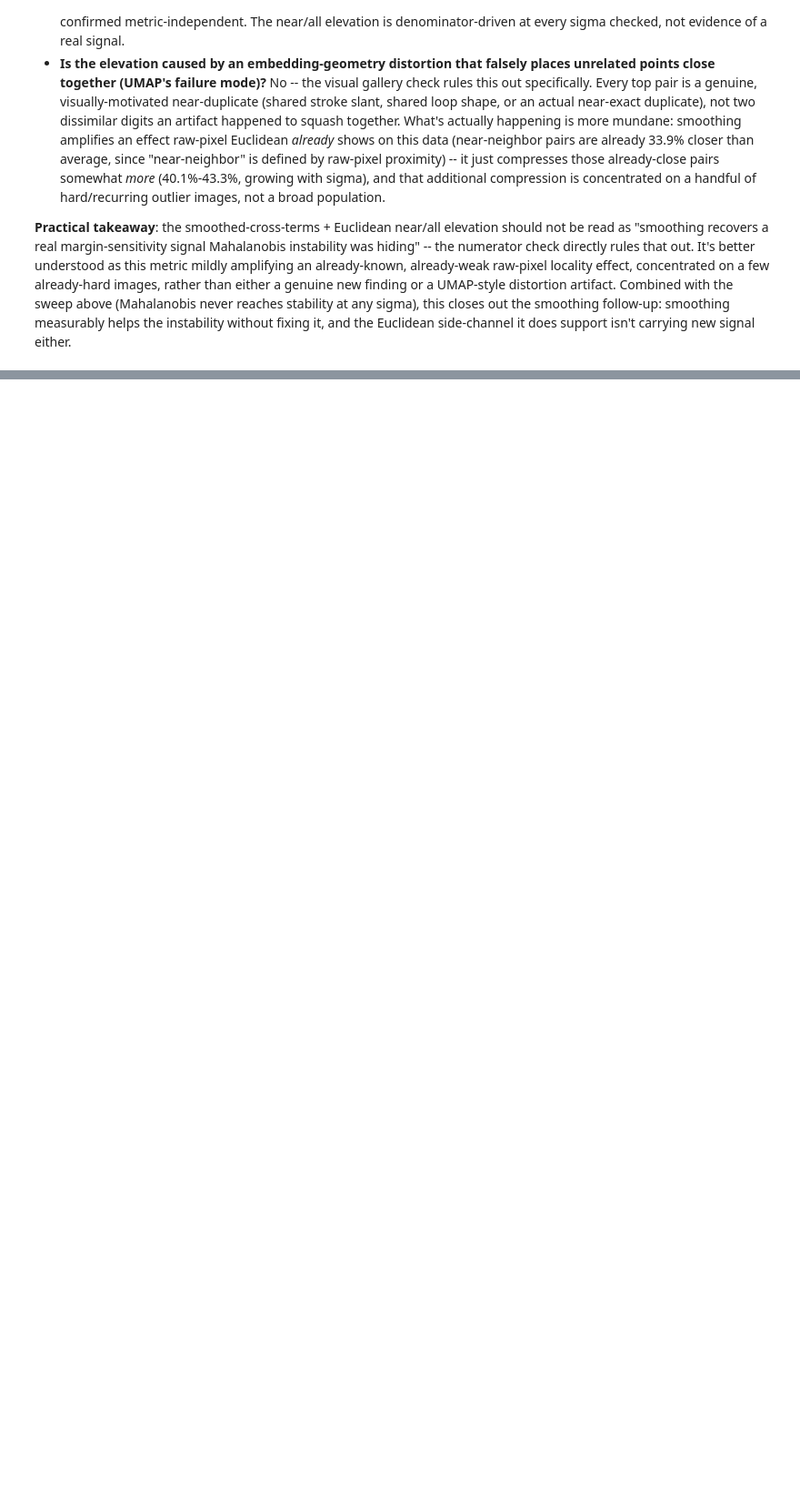
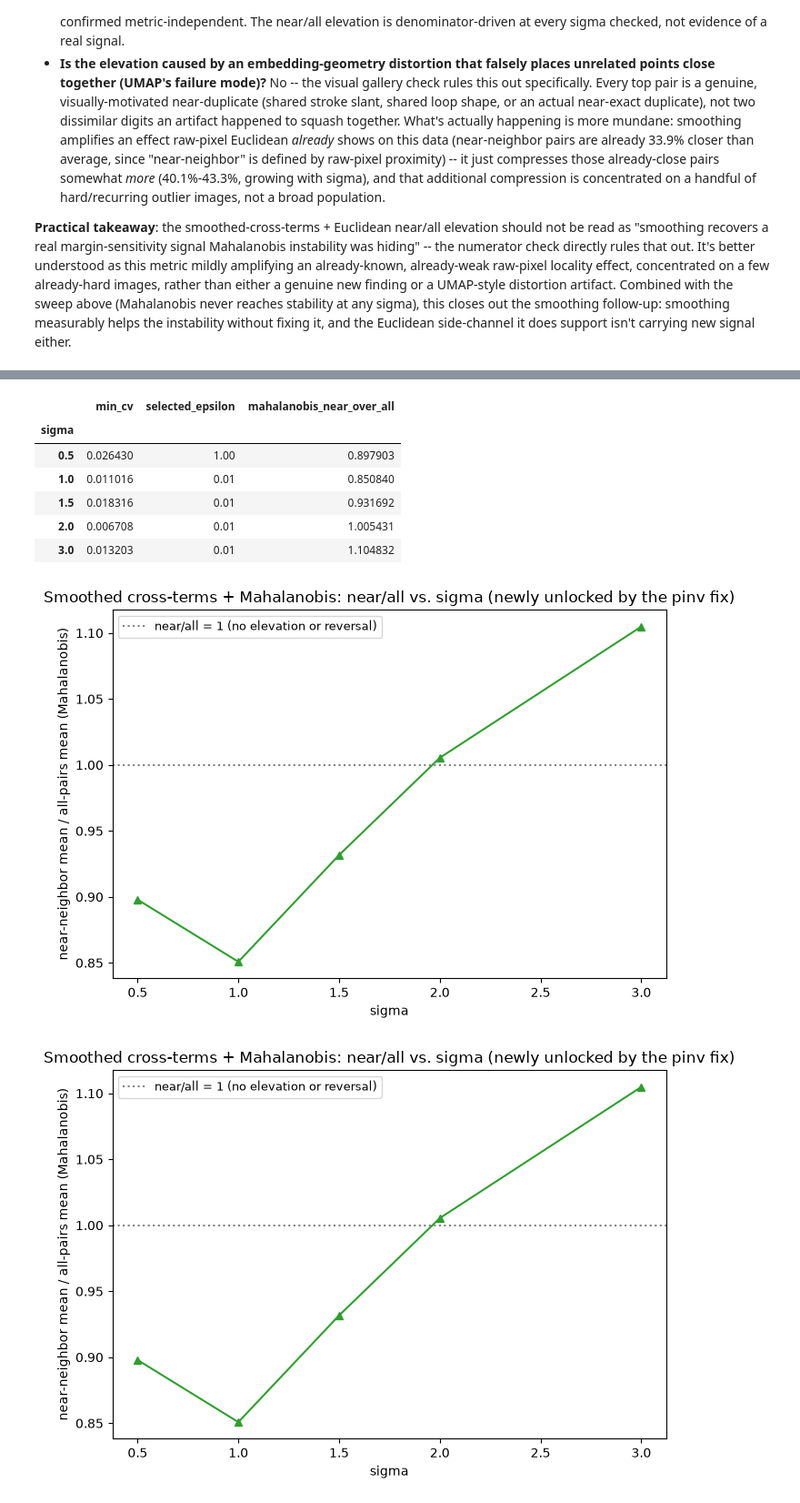
Before and after one commit to Kilobyte947/Datasig, a Jupyter notebook: mnist_lipschitz/notebook_smoothing.ipynb, the cells around one changed output, grey strips where cells are left out. Shown at 91% size. Saved outputs shown, nothing was run; the diff lists cells and outputs as text; code cells hidden in the pictures; blank space fills up the shorter version.

```diff
--- a/mnist_lipschitz/notebook_smoothing.ipynb
+++ b/mnist_lipschitz/notebook_smoothing.ipynb
@@ -449,0 +453,38 @@ Euclidean side-channel it does support isn't carrying new signal either.
+# %%
+import json
+with open("results/smoothing_sweep_results.json") as f:
+    _sweep_results = json.load(f)
+
+mahalanobis_rows = []
+for sigma_str, r in _sweep_results.items():
+    m = r["mahalanobis_ratio_summary"]
+    if m is not None:
+        mahalanobis_rows.append({
+            "sigma": float(sigma_str),
+            "min_cv": r["min_cv"],
+            "selected_epsilon": r["selected_epsilon"],
+            "mahalanobis_near_over_all": m["near_neighbor_mean"] / m["all_pairs_mean"],
+        })
+
+mahalanobis_df = pd.DataFrame(mahalanobis_rows).sort_values("sigma").set_index("sigma")
+display(mahalanobis_df)
+
+fig, ax = plt.subplots(figsize=(7, 5))
+ax.plot(mahalanobis_df.index, mahalanobis_df["mahalanobis_near_over_all"], marker="^", color="tab:green")
+ax.axhline(1.0, color="gray", linestyle=":", label="near/all = 1 (no elevation or reversal)")
+ax.set_xlabel("sigma")
+ax.set_ylabel("near-neighbor mean / all-pairs mean (Mahalanobis)")
+ax.set_title("Smoothed cross-terms + Mahalanobis: near/all vs. sigma (newly unlocked by the pinv fix)")
+ax.legend(fontsize=9)
+fig.tight_layout()
+display(fig)
+# %% [output]
+|  | min_cv | selected_epsilon | mahalanobis_near_over_all |
+| sigma |  |  |  |
+| 0.5 | 0.026430 | 1.00 | 0.897903 |
+| 1.0 | 0.011016 | 0.01 | 0.850840 |
+| 1.5 | 0.018316 | 0.01 | 0.931692 |
+| 2.0 | 0.006708 | 0.01 | 1.005431 |
+| 3.0 | 0.013203 | 0.01 | 1.104832 |
+[figure, added]
+[figure, added]
```
Also changed, not shown: parts of 10 cells of this notebook, 13 other files.
